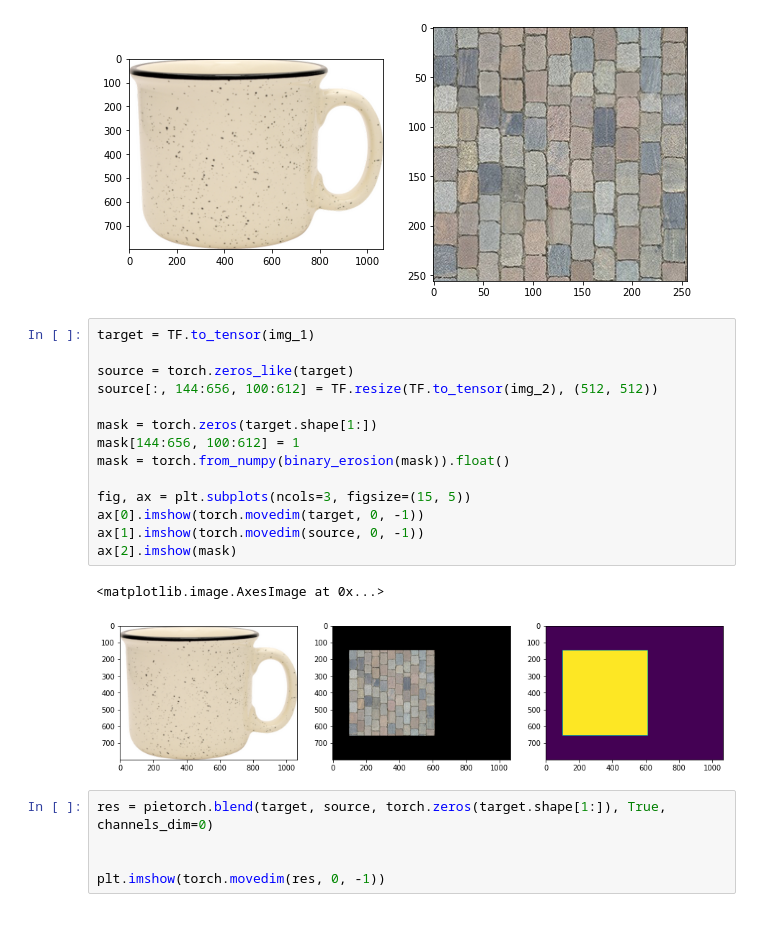
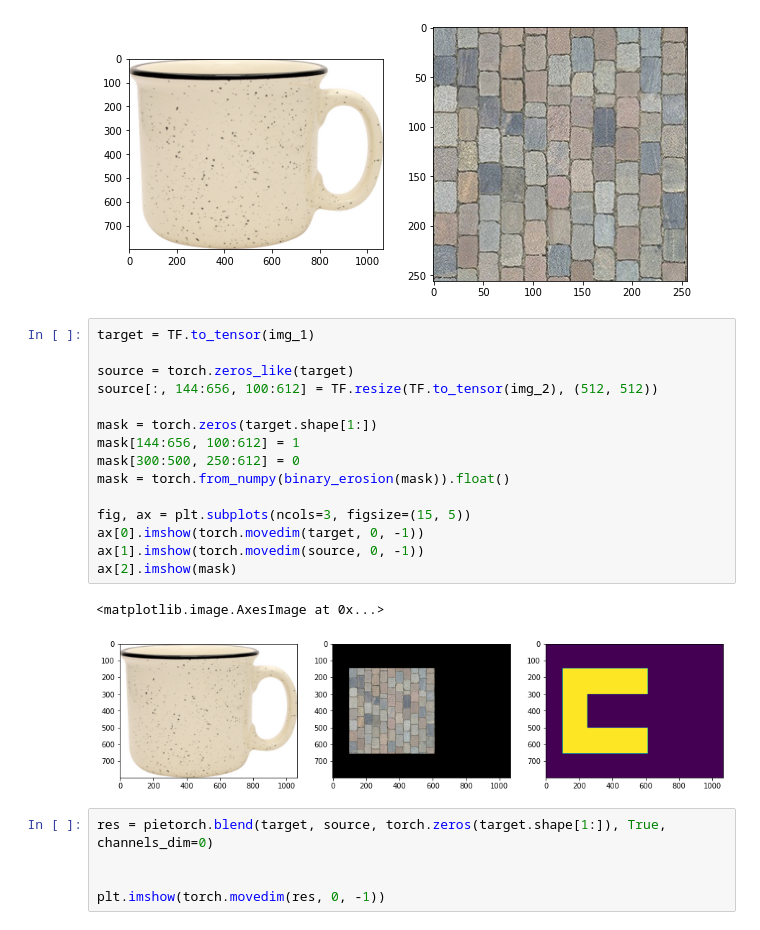
Before and after one commit to matt-baugh/pytorch-poisson-image-editing, a Jupyter notebook: examples.ipynb, the cells around one changed output. Saved outputs shown, nothing was run; the diff lists cells and outputs as text.

```diff
--- a/examples.ipynb
+++ b/examples.ipynb
@@ -28,20 +28,21 @@ ax[1].imshow(img_2)
 # %%
 target = TF.to_tensor(img_1)
 
 source = torch.zeros_like(target)
 source[:, 144:656, 100:612] = TF.resize(TF.to_tensor(img_2), (512, 512))
 
 mask = torch.zeros(target.shape[1:])
 mask[144:656, 100:612] = 1
+mask[300:500, 250:612] = 0
 mask = torch.from_numpy(binary_erosion(mask)).float()
 
 fig, ax = plt.subplots(ncols=3, figsize=(15, 5))
 ax[0].imshow(torch.movedim(target, 0, -1))
 ax[1].imshow(torch.movedim(source, 0, -1))
 ax[2].imshow(mask)
 # %% [output]
 <matplotlib.image.AxesImage at 0x...>
-[figure, old version]
+[figure, new version]
 # %%
 res = pietorch.blend(target, source, torch.zeros(target.shape[1:]), True, channels_dim=0)
 
```
Also changed, not shown: parts of 10 cells of this notebook, 4 other files.
